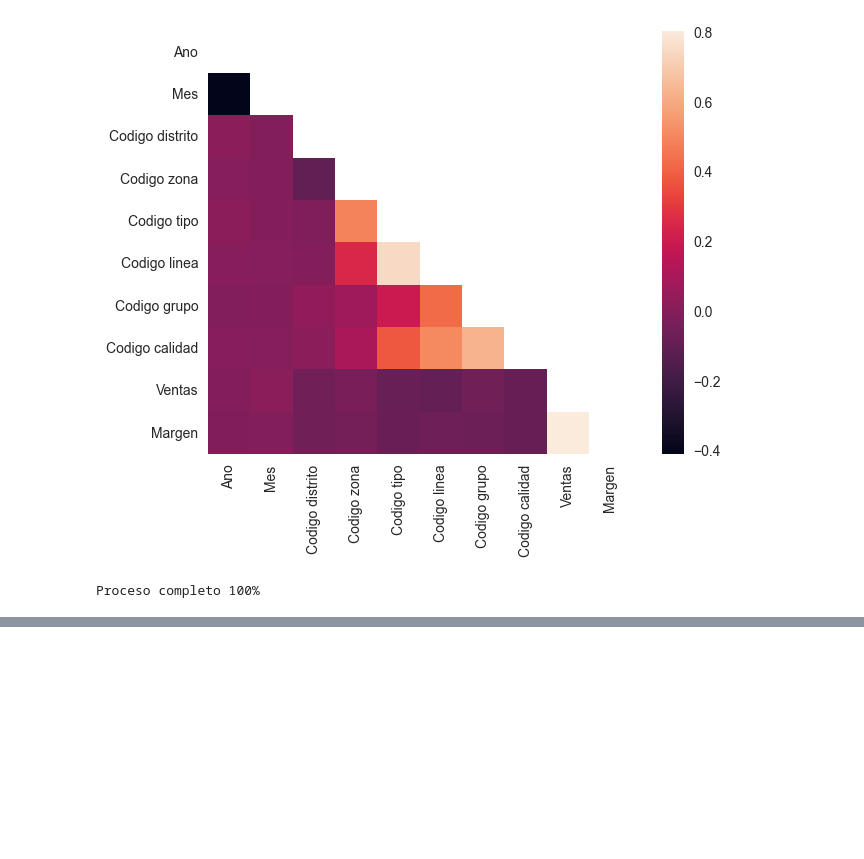
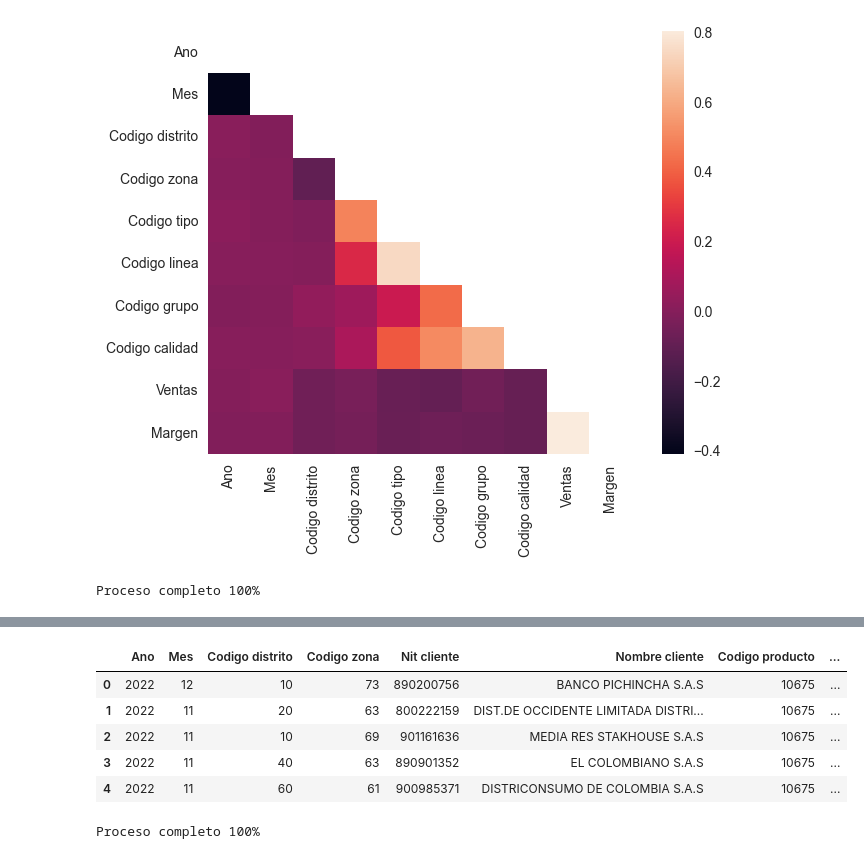
Before and after one commit to TomasCardeLo/ML-Dispapeles-TomasCaLo, a Jupyter notebook: Anomaly detection/Anomalies v1.ipynb, the cells around one changed output, grey strips where cells are left out. Drawn from its saved outputs; the diff is of its cells as text; code cells hidden in the pictures; blank space fills up the shorter version.

Commit message:
modelo de anomalias a nivel de factura para verificar margen

```diff
--- a/Anomaly detection/Anomalies v1.ipynb
+++ b/Anomaly detection/Anomalies v1.ipynb
@@ -116,0 +127,24 @@ consolidado.to_csv(f"C:/Users/tcardenas/OneDrive/OneDrive - Grupo DISPAPELES/Doc
+# %%
+#Cargue de la data desde el dwh de Dispapeles y se guarda en df
+cursor.execute(codigo_SQL)
+rows = cursor.fetchall()
+df = pd.DataFrame.from_records(rows, columns=[col[0] for col in cursor.description])
+# %%
+maestra_gerencias = pd.read_csv('C:/Users/tcardenas/OneDrive/OneDrive - Grupo DISPAPELES/Documents/ML-Dispapeles-TomasCaLo/Anomaly detection/Maestra_gerencias.csv', delimiter= ";")
+maestra_zonas = pd.read_csv('C:/Users/tcardenas/OneDrive/OneDrive - Grupo DISPAPELES/Documents/Análisis clustering/Maestra_zonas.csv', delimiter= ";")
+maestra_zonas = maestra_zonas.rename(columns= {"Codigo zona actual": "Codigo zona"})
+# %%
+df_merged = pd.merge(df, maestra_gerencias, on= "Codigo producto")
+df_merged["Margen porcentaje"] = round((1 - (df_merged["Costo"].astype(int)) / (df_merged["Ventas"].astype(int))).astype(float) * 100,2)
+# %%
+df_mgn = df_merged.drop(["Ventas", "Costo"], axis= 1)
+# df_mgn = df_mgn.reset_index(col_level= 1)
+df_mgn["Codigo distrito-zona"] = df_mgn["Codigo distrito"].astype(str) + "-" + df_mgn["Codigo zona"].astype(str)
+df_mgn.head()
+# %% [output]
+|  | Ano | Mes | Codigo distrito | Codigo zona | Nit cliente | Nombre cliente | Codigo producto | ... |
+| 0 | 2022 | 12 | 10 | 73 | 890200756 | BANCO PICHINCHA S.A.S | 10675 | ... |
+| 1 | 2022 | 11 | 20 | 63 | 800222159 | DIST.DE OCCIDENTE LIMITADA DISTRI... | 10675 | ... |
+| 2 | 2022 | 11 | 10 | 69 | 901161636 | MEDIA RES STAKHOUSE S.A.S | 10675 | ... |
+| 3 | 2022 | 11 | 40 | 63 | 890901352 | EL COLOMBIANO S.A.S | 10675 | ... |
+| 4 | 2022 | 11 | 60 | 61 | 900985371 | DISTRICONSUMO DE COLOMBIA S.A.S | 10675 | ... |
@@ -116,0 +157,39 @@ consolidado.to_csv(f"C:/Users/tcardenas/OneDrive/OneDrive - Grupo DISPAPELES/Doc
+# %%
+consolidado_mgn = pd.DataFrame([])
+for n, dtozna in enumerate(list_dst_znas):
+    print(f"Procesando {n+1} de {len(list_dst_znas)}. {(n+1) / (len(list_dst_znas)):.1%}")
+    #Creacion del subdataset
+    df_dto = df_mgn[df_mgn["Codigo distrito-zona"] == dtozna]
+
+    #Setup modelo
+    exp_mgn = setup(df_dto,
+                        session_id = 42,
+                        silent= True,
+                        profile= False,
+                        categorical_features = categorical_columns,
+                        numeric_features = numerical_columns,
+                        ignore_features = ignore_columns,
+                        normalize = True,
+                        normalize_method = 'robust',
+                        verbose = False)
+
+    #Modelo iforest
+    iforest = create_model('iforest')
+    iforest_results = assign_model(iforest)
+    resultado_iforest = iforest_results
+    # resultado_iforest = iforest_results.loc[(iforest_results["Anomaly_Score"] >= 0.02) &
+                                            # ((iforest_results["Ventas"] >= 2000000) | (iforest_results["Margen"] < 0))
+                                            # (iforest_results["Ano"] == 2023) &
+                                            # (iforest_results["Mes"] == 1)
+                                            # ]
+
+    #Append a una base general
+    consolidado_mgn = consolidado_mgn.append(resultado_iforest)
+
+#Consolidacion de la base general
+consolidado_mgn.index = pd.RangeIndex(len(consolidado_mgn.index))
+
+
+print("Proceso completo 100%")
+# %% [output]
+Proceso completo 100%
```
Also changed, not shown: parts of 7 cells of this notebook, 3 other files.
